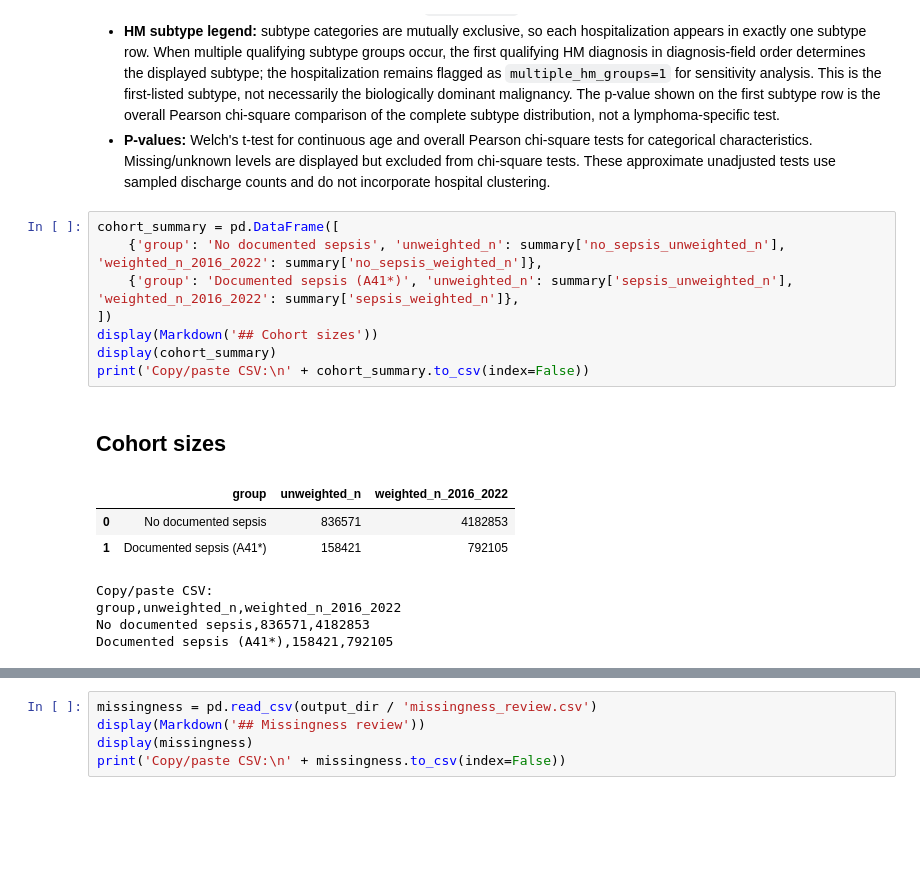
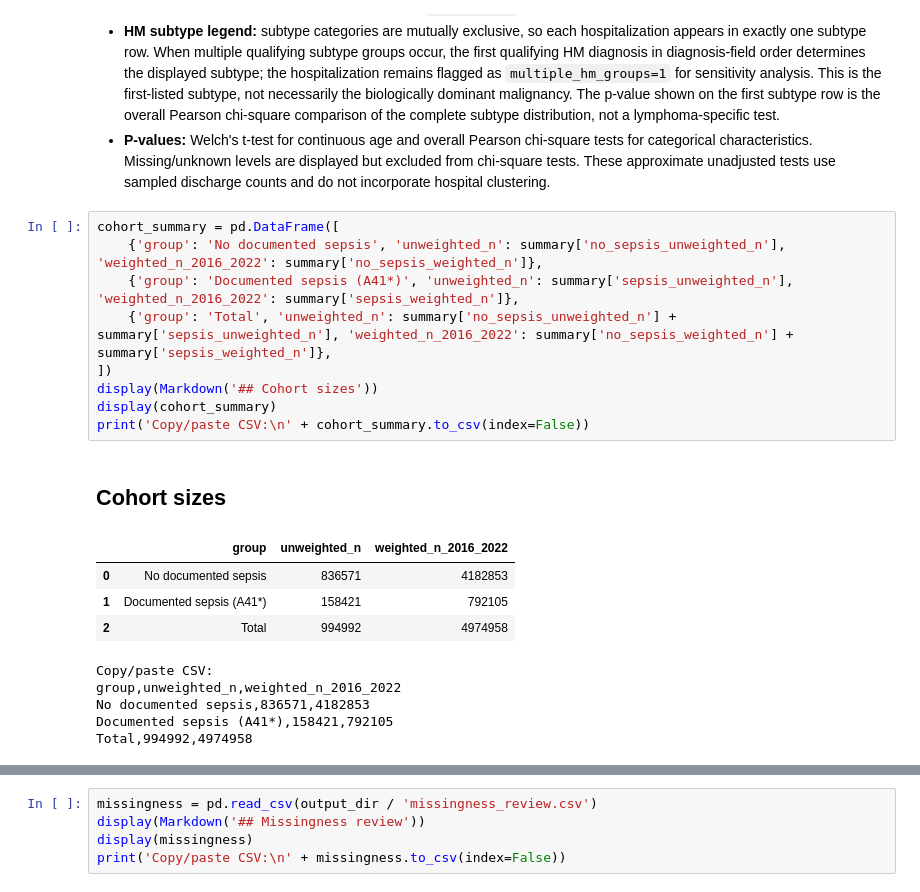
Before and after one commit to EvelynEZ/IPC-MPC-Study, a Jupyter notebook: notebooks/phase_3_baseline_characteristics.ipynb, the cells around one changed output, grey strips where cells are left out. Drawn from its saved outputs; the diff is of its cells as text; blank space fills up the shorter version.

```diff
--- a/notebooks/phase_3_baseline_characteristics.ipynb
+++ b/notebooks/phase_3_baseline_characteristics.ipynb
@@ -51,19 +51,22 @@ output_dir = repo_root / 'outputs/phase_3'
 # %%
 cohort_summary = pd.DataFrame([
     {'group': 'No documented sepsis', 'unweighted_n': summary['no_sepsis_unweighted_n'], 'weighted_n_2016_2022': summary['no_sepsis_weighted_n']},
     {'group': 'Documented sepsis (A41*)', 'unweighted_n': summary['sepsis_unweighted_n'], 'weighted_n_2016_2022': summary['sepsis_weighted_n']},
+    {'group': 'Total', 'unweighted_n': summary['no_sepsis_unweighted_n'] + summary['sepsis_unweighted_n'], 'weighted_n_2016_2022': summary['no_sepsis_weighted_n'] + summary['sepsis_weighted_n']},
 ])
 display(Markdown('## Cohort sizes'))
 display(cohort_summary)
 print('Copy/paste CSV:\n' + cohort_summary.to_csv(index=False))
 # %% [output]
 ## Cohort sizes
 |  | group | unweighted_n | weighted_n_2016_2022 |
 | 0 | No documented sepsis | 836571 | 4182853 |
 | 1 | Documented sepsis (A41*) | 158421 | 792105 |
+| 2 | Total | 994992 | 4974958 |
 Copy/paste CSV:
 group,unweighted_n,weighted_n_2016_2022
 No documented sepsis,836571,4182853
 Documented sepsis (A41*),158421,792105
+Total,994992,4974958
 # %%
 table_1 = pd.read_csv(output_dir / 'table_1_baseline_characteristics.csv')
```
Also changed, not shown: parts of 1 cell of this notebook, 6 other files.
